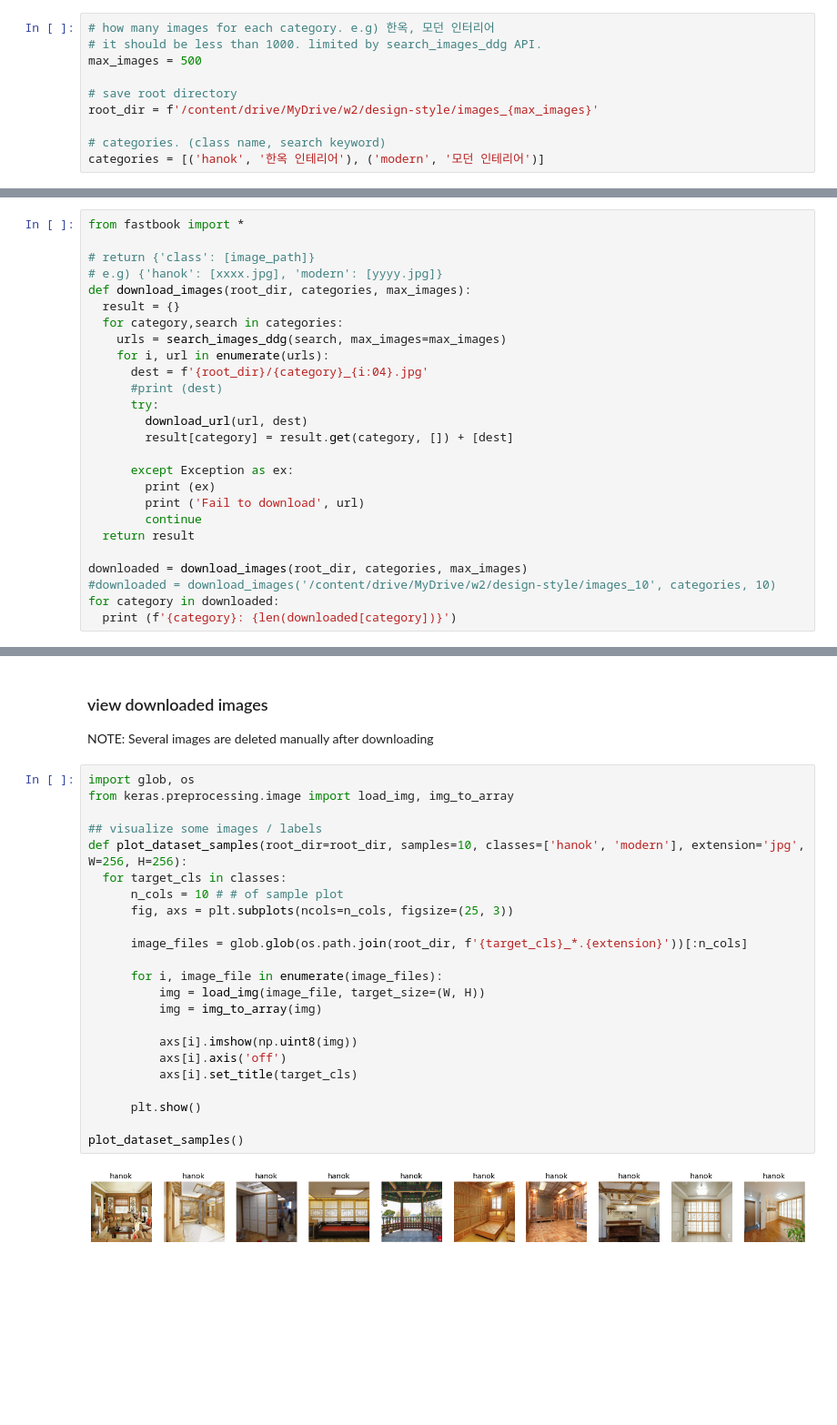
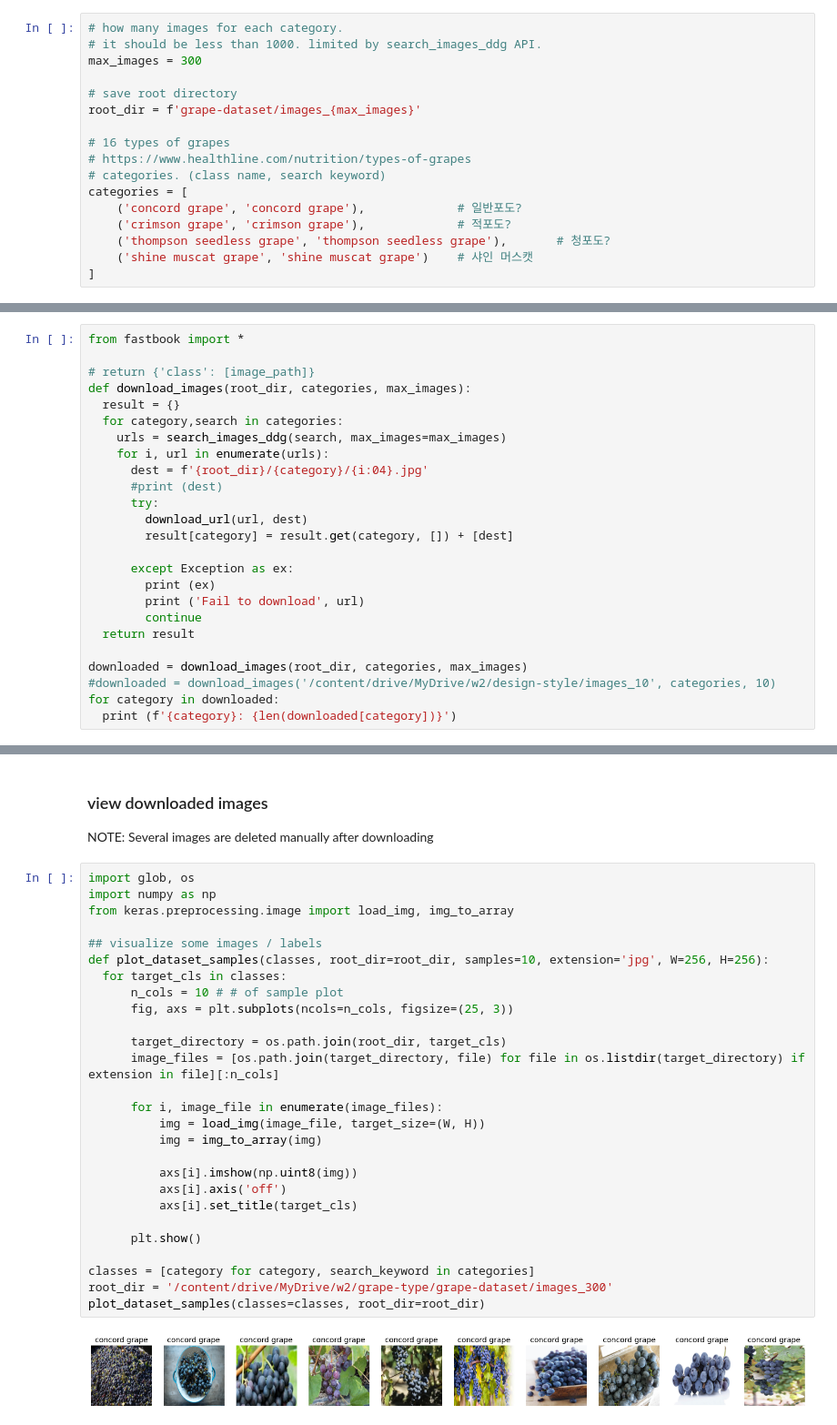
Before and after one commit to junheecho-zz/play2021, a Jupyter notebook: dataset_muscat.ipynb, the cells around one changed output, grey strips where cells are left out. Shown at 91% size. Cells and saved outputs as stored; diff of their text form; blank space fills up the shorter version.

```diff
--- a/dataset_muscat.ipynb
+++ b/dataset_muscat.ipynb
@@ -19,12 +19,19 @@ Mounted at /content/drive
 # %% [markdown]
 ## Configurable parameters
 # %%
-# how many images for each category. e.g) 한옥, 모던 인터리어
+# how many images for each category.
 # it should be less than 1000. limited by search_images_ddg API.
-max_images = 500
+max_images = 300
 
 # save root directory
-root_dir = f'/content/drive/MyDrive/w2/design-style/images_{max_images}'
+root_dir = f'grape-dataset/images_{max_images}'
 
+# 16 types of grapes
+# https://www.healthline.com/nutrition/types-of-grapes
 # categories. (class name, search keyword)
-categories = [('hanok', '한옥 인테리어'), ('modern', '모던 인테리어')]
+categories = [
+    ('concord grape', 'concord grape'),             # 일반포도?
+    ('crimson grape', 'crimson grape'),             # 적포도?
+    ('thompson seedless grape', 'thompson seedless grape'),       # 청포도?
+    ('shine muscat grape', 'shine muscat grape')    # 샤인 머스캣
+]
@@ -34,13 +48,12 @@ categories = [('hanok', '한옥 인테리어'), ('modern', '모던 인테리어'
 from fastbook import *
 
 # return {'class': [image_path]}
-# e.g) {'hanok': [xxxx.jpg], 'modern': [yyyy.jpg]}
 def download_images(root_dir, categories, max_images):
   result = {}
   for category,search in categories:
     urls = search_images_ddg(search, max_images=max_images)
     for i, url in enumerate(urls):
-      dest = f'{root_dir}/{category}_{i:04}.jpg'
+      dest = f'{root_dir}/{category}/{i:04}.jpg'
       #print (dest)
       try:
         download_url(url, dest)
@@ -62,26 +100,30 @@ for category in downloaded:
 NOTE: Several images are deleted manually after downloading
 # %%
 import glob, os
+import numpy as np
 from keras.preprocessing.image import load_img, img_to_array
 
 ## visualize some images / labels
-def plot_dataset_samples(root_dir=root_dir, samples=10, classes=['hanok', 'modern'], extension='jpg', W=256, H=256):
+def plot_dataset_samples(classes, root_dir=root_dir, samples=10, extension='jpg', W=256, H=256):
   for target_cls in classes:
       n_cols = 10 # # of sample plot
       fig, axs = plt.subplots(ncols=n_cols, figsize=(25, 3))
 
-      image_files = glob.glob(os.path.join(root_dir, f'{target_cls}_*.{extension}'))[:n_cols]
+      target_directory = os.path.join(root_dir, target_cls)
+      image_files = [os.path.join(target_directory, file) for file in os.listdir(target_directory) if extension in file][:n_cols]
 
       for i, image_file in enumerate(image_files):
           img = load_img(image_file, target_size=(W, H))
           img = img_to_array(img)
 
           axs[i].imshow(np.uint8(img))
           axs[i].axis('off')
           axs[i].set_title(target_cls)
 
       plt.show()
 
-plot_dataset_samples()
+classes = [category for category, search_keyword in categories]
+root_dir = '/content/drive/MyDrive/w2/grape-type/grape-dataset/images_300'
+plot_dataset_samples(classes=classes, root_dir=root_dir)
 # %% [output]
-[figure, old version]
+[figure, new version]
```
Also changed, not shown: parts of 9 cells of this notebook.
